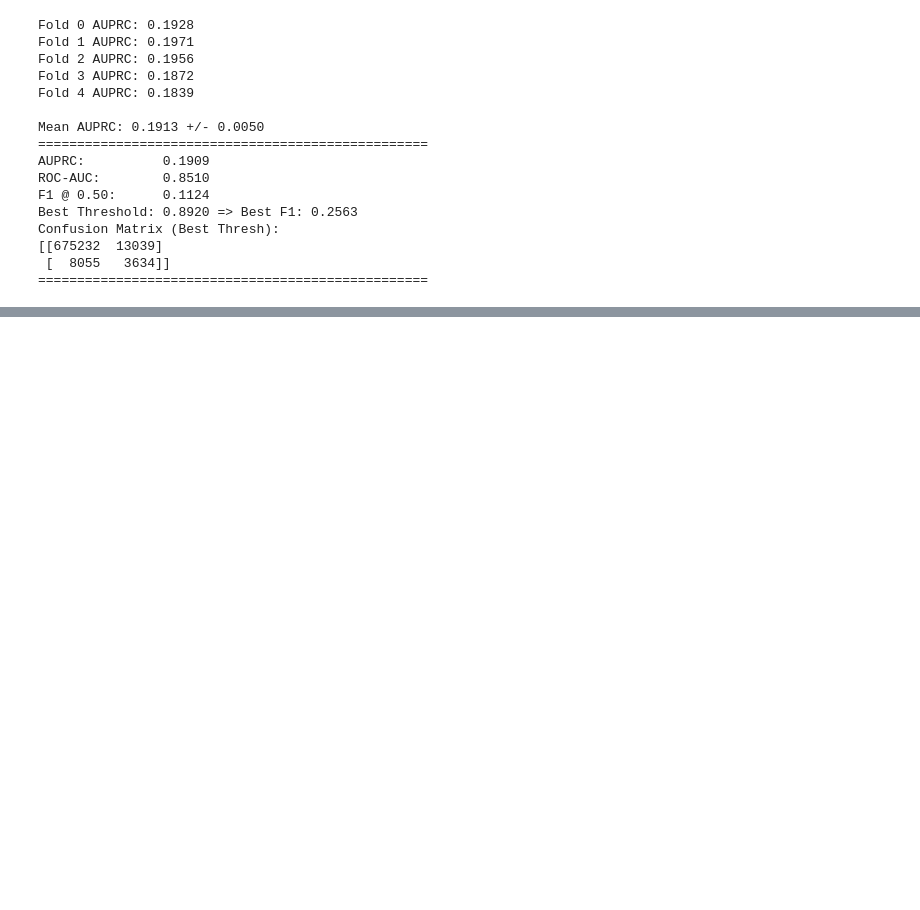
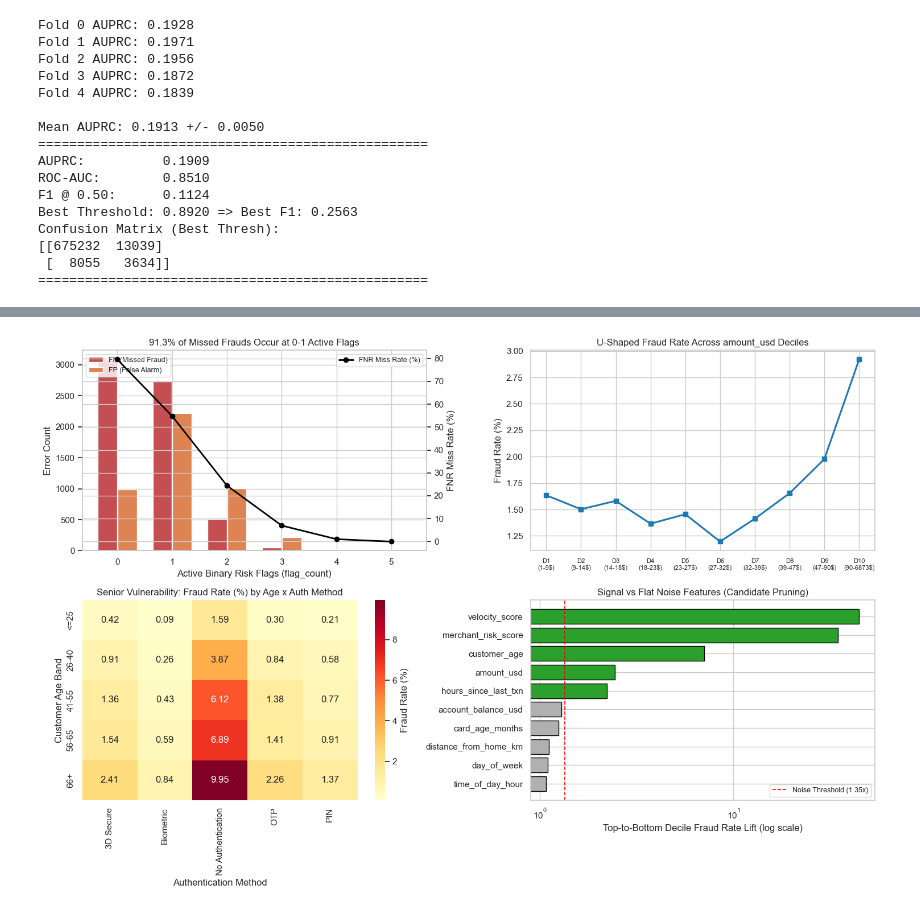
Before and after one commit to VuHaiLinh-24021547/Credit-Card-Fraud-Prediction, a Jupyter notebook: validation_pipeline.ipynb, the cells around one changed output, grey strips where cells are left out. Cells and saved outputs as stored; diff of their text form; code cells hidden in the pictures; blank space fills up the shorter version.

Commit message:
Error analysis

```diff
--- a/validation_pipeline.ipynb
+++ b/validation_pipeline.ipynb
@@ -204,0 +440,58 @@ plt.show()
+# %%
+fig, axes = plt.subplots(2, 2, figsize=(15, 10))
+
+# Panel 1: Error concentration & FNR by flag_count
+fc_tbl = slice_error_table(df_err, "flag_count")
+ax = axes[0, 0]
+x = np.arange(len(fc_tbl))
+ax.bar(x - 0.18, fc_tbl["FN"], width=0.35, color="#c44e52", label="FN (Missed Fraud)")
+ax.bar(x + 0.18, fc_tbl["FP"], width=0.35, color="#dd8452", label="FP (False Alarm)")
+ax2 = ax.twinx()
+ax2.plot(x, fc_tbl["FNR_Miss_%"], color="black", marker="o", lw=2, label="FNR Miss Rate (%)")
+ax2.set_ylabel("FNR Miss Rate (%)")
+ax.set_xticks(x)
+ax.set_xticklabels(fc_tbl["flag_count"])
+ax.set_xlabel("Active Binary Risk Flags (flag_count)")
+ax.set_ylabel("Error Count")
+ax.set_title("91.3% of Missed Frauds Occur at 0-1 Active Flags")
+ax.legend(loc="upper left", fontsize=9)
+ax2.legend(loc="upper right", fontsize=9)
+
+# Panel 2: Non-monotonic U-shaped fraud curve across amount_usd deciles
+amt_bins = pd.qcut(df_err["amount_usd"], q=10, duplicates="drop")
+amt_df = df_err.groupby(amt_bins, observed=False)["is_fraud"].mean().mul(100).reset_index()
+ax = axes[0, 1]
+ax.plot(range(len(amt_df)), amt_df["is_fraud"], marker="s", lw=2.2, color="#1f77b4")
+ax.set_xticks(range(len(amt_df)))
+ax.set_xticklabels([f"D{i+1}\n({b.left:.0f}-{b.right:.0f}$)" for i, b in enumerate(amt_df["amount_usd"])], fontsize=8)
+ax.set_ylabel("Fraud Rate (%)")
+ax.set_title("U-Shaped Fraud Rate Across amount_usd Deciles")
+
+# Panel 3: Senior vulnerability (customer_age x auth_method)
+df_err["age_band"] = pd.cut(df_err["customer_age"], bins=[0, 25, 40, 55, 65, 120], labels=["<=25", "26-40", "41-55", "56-65", "66+"])
+ct_age_auth = pd.crosstab(df_err["age_band"], df_err["auth_method"], values=df_err["is_fraud"] * 100, aggfunc="mean")
+sns.heatmap(ct_age_auth, annot=True, fmt=".2f", cmap="YlOrRd", ax=axes[1, 0], cbar_kws={"label": "Fraud Rate (%)"})
+axes[1, 0].set_title("Senior Vulnerability: Fraud Rate (%) by Age x Auth Method")
+axes[1, 0].set_xlabel("Authentication Method")
+axes[1, 0].set_ylabel("Customer Age Band")
+
+# Panel 4: Signal vs Flat Noise across numeric features (Decile Max/Min Lift Ratio)
+lift_records = []
+for col in ["velocity_score", "merchant_risk_score", "customer_age", "amount_usd", "hours_since_last_txn",
+            "account_balance_usd", "card_age_months", "distance_from_home_km", "time_of_day_hour", "day_of_week"]:
+    dec = pd.qcut(df_err[col], q=10, duplicates="drop")
+    rates = df_err.groupby(dec, observed=False)["is_fraud"].mean()
+    lift_records.append({"feature": col, "decile_lift": float(rates.max() / max(rates.min(), 1e-6))})
+lift_df = pd.DataFrame(lift_records).sort_values("decile_lift", ascending=True)
+bar_cols = ["#b0b0b0" if v < 1.35 else "#2ca02c" for v in lift_df["decile_lift"]]
+axes[1, 1].barh(lift_df["feature"], lift_df["decile_lift"], color=bar_cols, edgecolor="black")
+axes[1, 1].axvline(1.35, color="red", linestyle="--", lw=1.2, label="Noise Threshold (1.35x)")
+axes[1, 1].set_xscale("log")
+axes[1, 1].set_xlabel("Top-to-Bottom Decile Fraud Rate Lift (log scale)")
+axes[1, 1].set_title("Signal vs Flat Noise Features (Candidate Pruning)")
+axes[1, 1].legend(fontsize=9)
+
+plt.tight_layout()
+plt.show()
+# %% [output]
+[figure, added]
```
Also changed, not shown: parts of 24 cells of this notebook, 1 other file.
